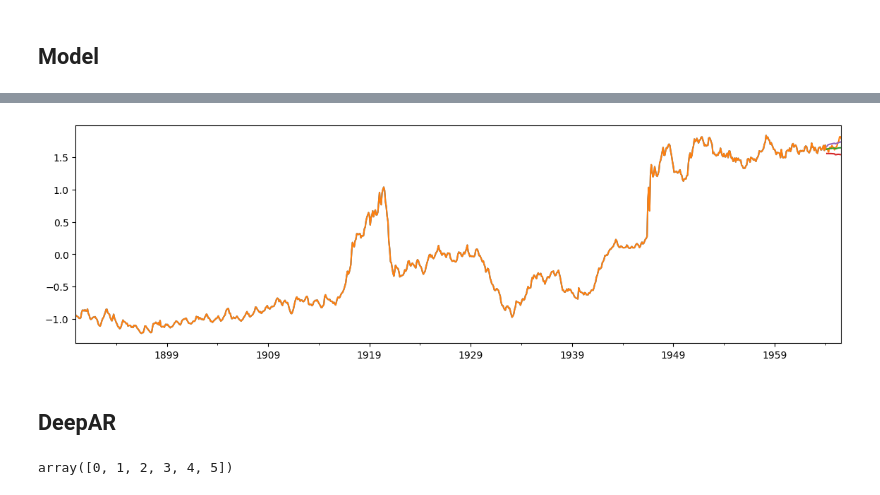
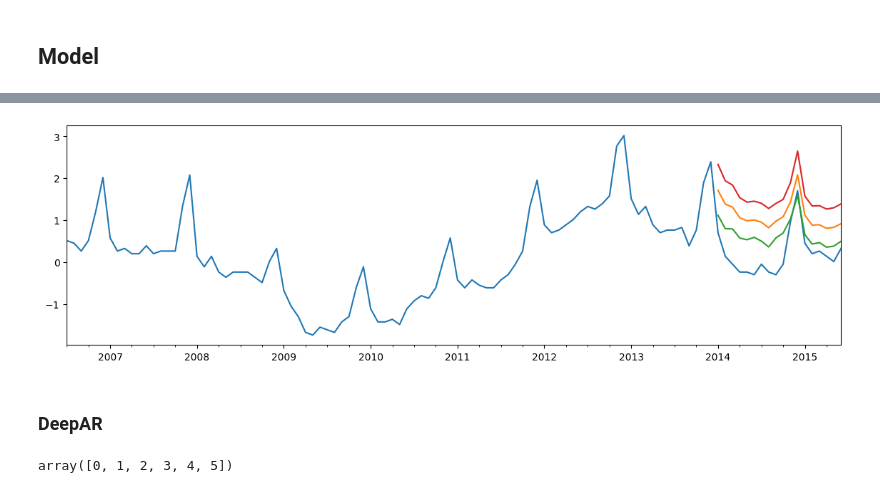
Before and after one commit to coldwhitewinters/m4-forecasting, a Jupyter notebook: notebooks/gluonts-notebook.ipynb, the cells around one changed output, grey strips where cells are left out. Saved outputs shown, nothing was run; the diff lists cells and outputs as text; code cells hidden in the pictures.

```diff
--- a/notebooks/gluonts-notebook.ipynb
+++ b/notebooks/gluonts-notebook.ipynb
@@ -316,15 +325,26 @@ to_pandas(next(elem_train_it)).plot()
+# %%
+dataset_full = build_dataset_tft(train_sample_df, val_sample_df, freq_alias[dataset], horizon)
 # %%
 estimator_tft = TemporalFusionTransformerEstimator(
     trainer=Trainer(
-        ctx=mx.gpu(),
-        epochs=100,
+        ctx=mx.gpu(0),
+        epochs=500,
         learning_rate=1e-3,
         num_batches_per_epoch=50,
+        hybridize=False,
     ),
+    batch_size=1024,
     freq=freq_alias[dataset],
     prediction_length=horizon,
     context_length=3*horizon,
     hidden_dim=32,
+    static_cardinalities={
+        feat.name: feat.cardinality for feat in dataset_full.metadata.feat_static_cat
+    },
+    dynamic_cardinalities={
+        feat.name: feat.cardinality for feat in dataset_full.metadata.feat_dynamic_cat
+    },
+    dynamic_feature_dims={"t": 1}
 )
 # %%
-predictor_tft = estimator_tft.train(dataset_train)
+predictor_tft = estimator_tft.train(dataset_full.train)
@@ -335,22 +356,20 @@ WARNING:root:Serializing RepresentableBlockPredictor instances does not save the
 # %%
-train_it = iter(dataset_train)
+#train_it = iter(dataset_train)
 fcst_it, val_it = make_evaluation_predictions(
-    dataset=dataset_val,
+    dataset=dataset_full.test,
     predictor=predictor_tft,
     num_samples=100,
 )
 # %%
-y_train = to_pandas(next(train_it))
 y_val = next(val_it)[0]
 y_fcst = next(fcst_it)
 
-y_train.plot()
-y_val.plot()
+y_val.tail(6*horizon).plot()
 y_fcst.plot()
 # %% [output]
-[figure, old version]
+[figure, new version]
 # %% [markdown]
-## DeepAR
+### DeepAR
 # %%
 dataset_train = PandasDataset.from_long_dataframe(
     train_df,
```
Also changed, not shown: parts of 41 cells of this notebook.
